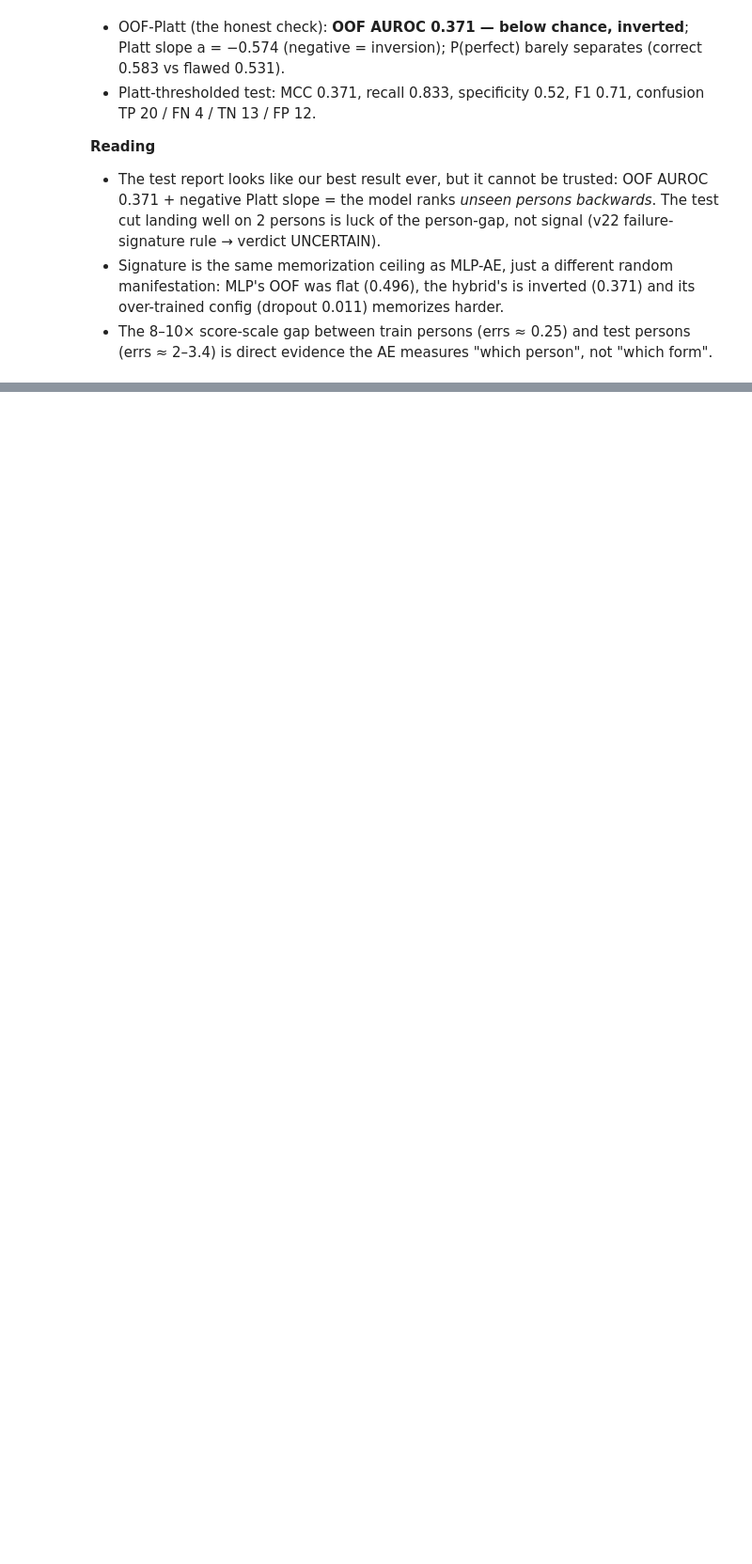
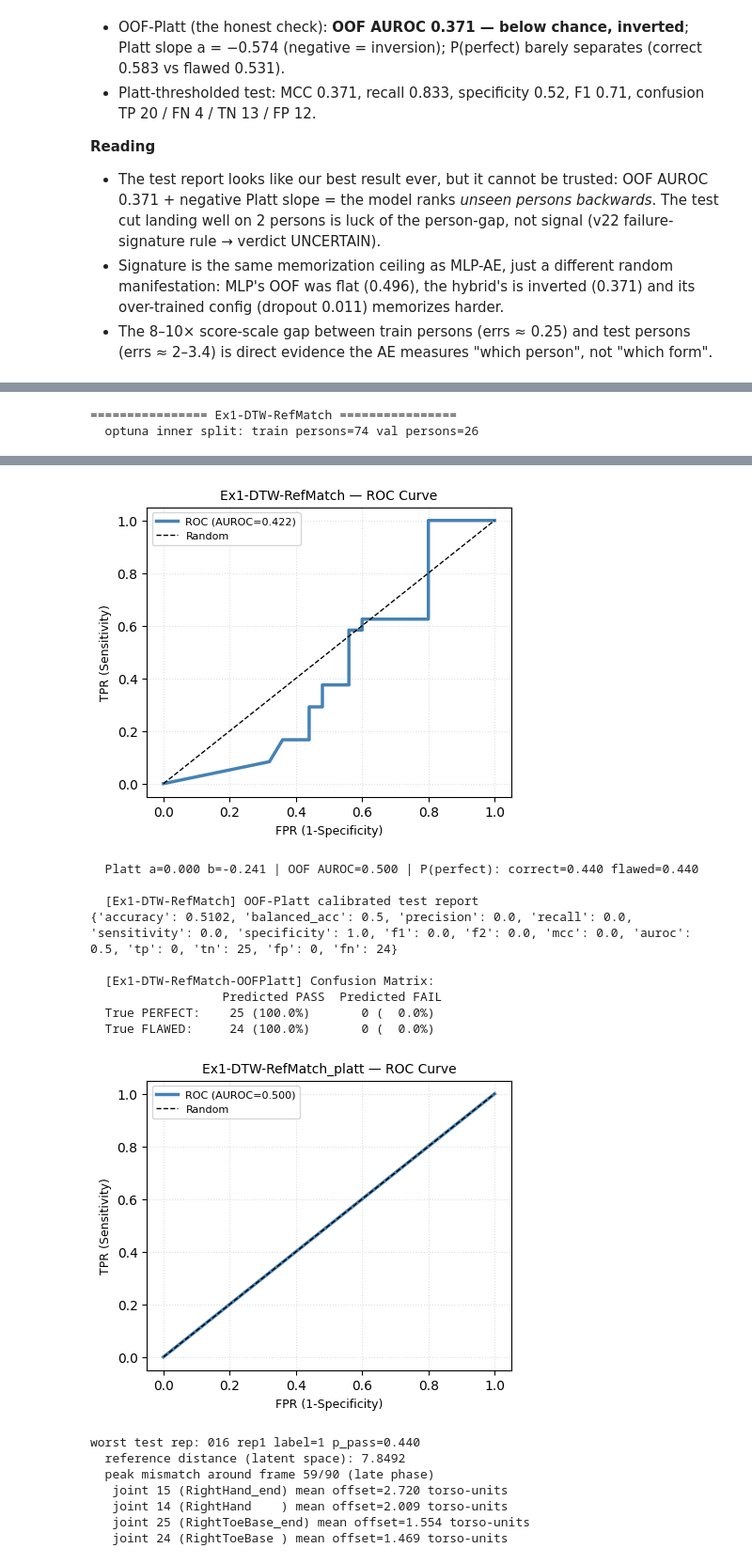
Before and after one commit to waquar003/pose-detection-physiotherapy, a Jupyter notebook: notebooks/model-train-ex1.ipynb, the cells around one changed output, grey strips where cells are left out. Shown at 94% size. Cells and saved outputs as stored; diff of their text form; code cells hidden in the pictures; blank space fills up the shorter version.

Commit message:
tried dtw ref match

```diff
--- a/notebooks/model-train-ex1.ipynb
+++ b/notebooks/model-train-ex1.ipynb
@@ -949,0 +956,35 @@ worst test rep: 016 rep9 label=0 p_pass=0.419
+# %%
+class DTWSpec(ArchSpec):
+    name       = "Ex1-DTW-RefMatch"
+    supervised = True
+
+    def search_space(self, trial):
+        return {
+            "dtw_block":  trial.suggest_categorical("dtw_block", ["ang", "pos", "bone", "full"]),
+            "dev_block":  trial.suggest_categorical("dev_block", ["pos", "ang", "bone", "full"]),
+            "dtw_radius": trial.suggest_categorical("dtw_radius", [1, 2, 3, 5]),
+            "n_refs":     trial.suggest_categorical("n_refs", [12, 20, 32]),
+            "head":       trial.suggest_categorical("head", ["lr", "rf"]),
+            "lr_C":       trial.suggest_float("lr_C", 0.05, 20.0, log=True),
+            "rf_depth":   trial.suggest_int("rf_depth", 3, 9),
+            "rf_leaf":    trial.suggest_categorical("rf_leaf", [1, 2, 3]),
+            "q":          trial.suggest_float("q", 50.0, 95.0),
+        }
+
+    def pack(self, rows):
+        X = np.stack([r["X2d"] for r in rows], 0) if isinstance(rows[0], dict) else np.asarray(rows)
+        return np.asarray(X, dtype=np.float32)
+
+    def train(self, X, y, params, seed):
+        if y is None:
+            raise ValueError("DTWSpec is supervised — needs labels")
+        return DTWRefMatch(params).fit(X, y)
+
+    def score(self, model, X, p):
+        return model.scores(np.asarray(X))
+
+    def embed(self, model, X):     # for CorrectionBank: per-rep mean channel profile
+        return np.asarray(X).mean(axis=1)
+# %%
+dtw_bundle = run_experiment(DTWSpec(), feat_train, feat_test, ex_name="Ex1-DTW-RefMatch")
+# %% [output]
@@ -949,0 +992,2 @@ worst test rep: 016 rep9 label=0 p_pass=0.419
+================ Ex1-DTW-RefMatch ================
+  optuna inner split: train persons=74 val persons=26
@@ -949,0 +1011,18 @@ worst test rep: 016 rep9 label=0 p_pass=0.419
+[figure, added]
+  Platt a=0.000 b=-0.241 | OOF AUROC=0.500 | P(perfect): correct=0.440 flawed=0.440
+
+  [Ex1-DTW-RefMatch] OOF-Platt calibrated test report
+{'accuracy': 0.5102, 'balanced_acc': 0.5, 'precision': 0.0, 'recall': 0.0, 'sensitivity': 0.0, 'specificity': 1.0, 'f1': 0.0, 'f2': 0.0, 'mcc': 0.0, 'auroc': 0.5, 'tp': 0, 'tn': 25, 'fp': 0, 'fn': 24}
+
+  [Ex1-DTW-RefMatch-OOFPlatt] Confusion Matrix:
+                  Predicted PASS  Predicted FAIL
+  True PERFECT:    25 (100.0%)       0 (  0.0%)
+  True FLAWED:     24 (100.0%)       0 (  0.0%)
+[figure, added]
+worst test rep: 016 rep1 label=1 p_pass=0.440
+  reference distance (latent space): 7.8492
+  peak mismatch around frame 59/90 (late phase)
+   joint 15 (RightHand_end) mean offset=2.720 torso-units
+   joint 14 (RightHand    ) mean offset=2.009 torso-units
+   joint 25 (RightToeBase_end) mean offset=1.554 torso-units
+   joint 24 (RightToeBase ) mean offset=1.469 torso-units
```
Also changed, not shown: parts of 9 cells of this notebook.
